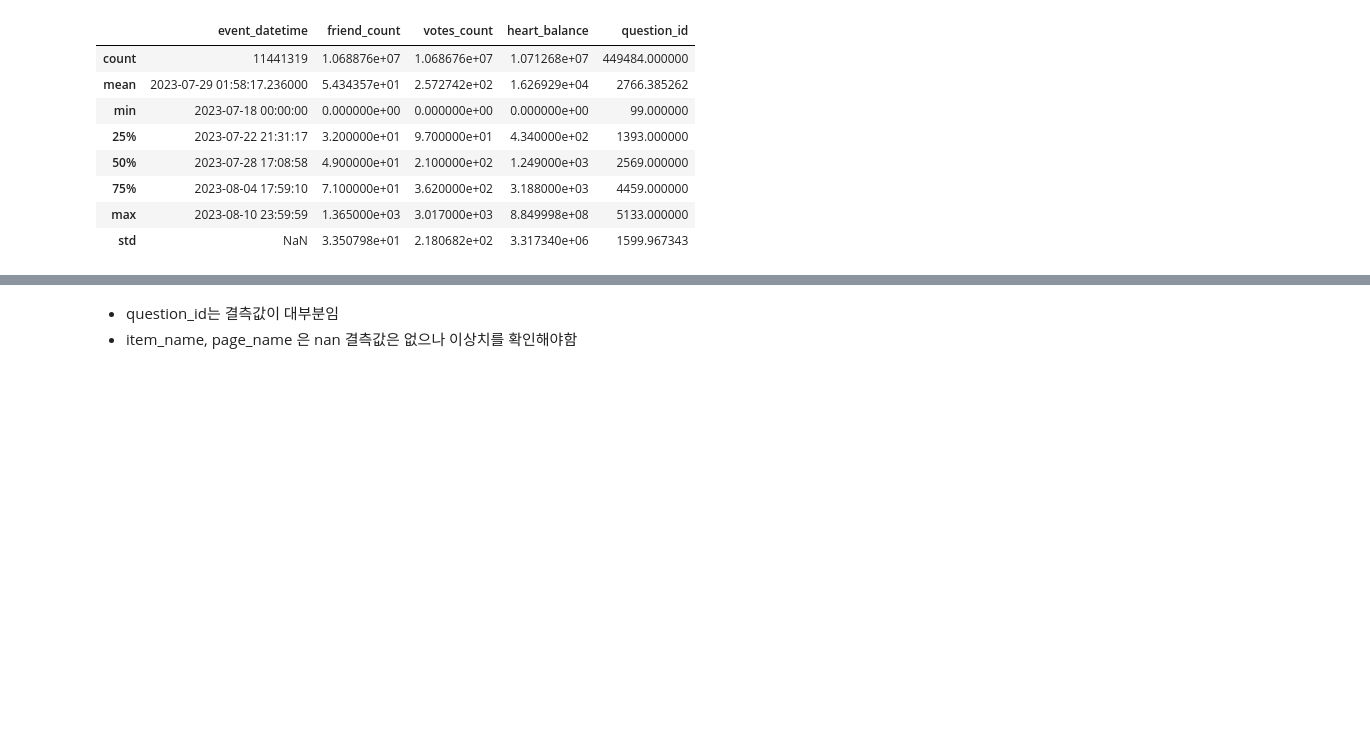
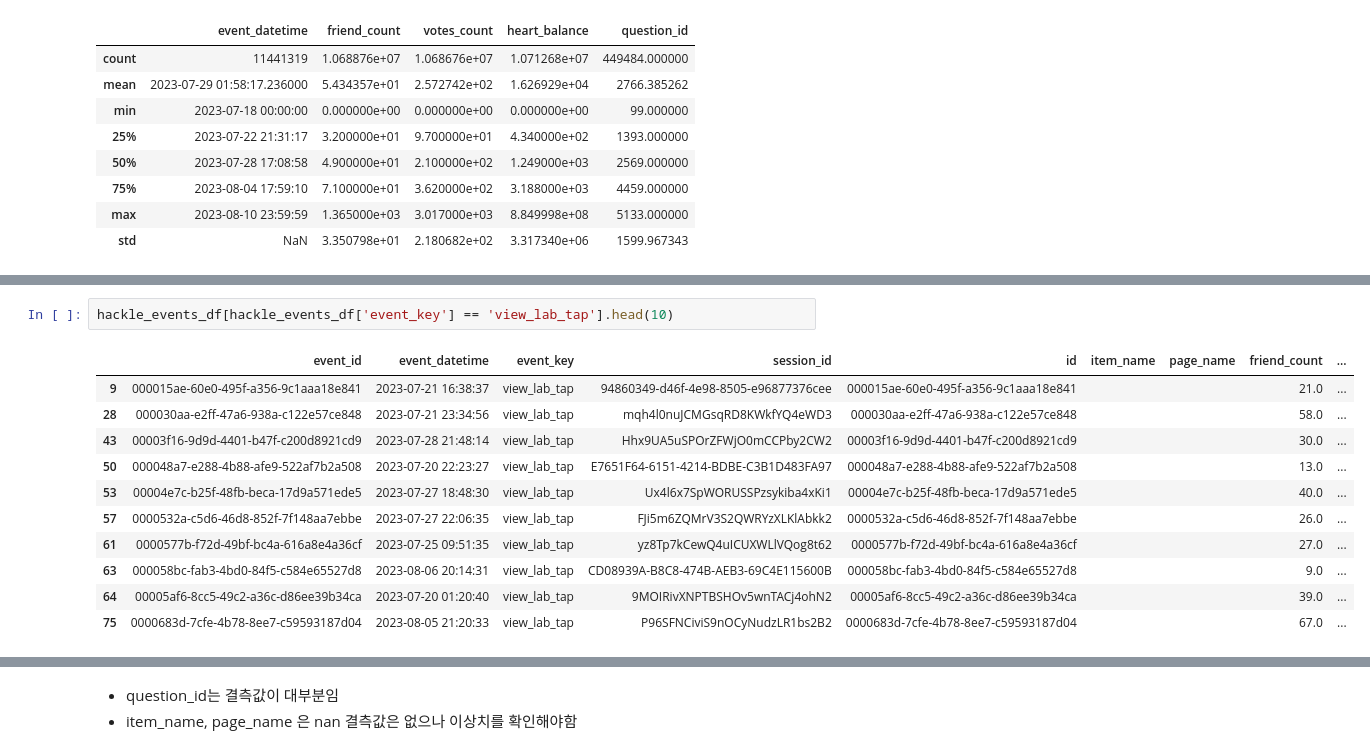
Before and after one commit to saeraniren/advanced_project, a Jupyter notebook: eda_hj.ipynb, the cells around one changed output, grey strips where cells are left out. Cells and saved outputs as stored; diff of their text form; blank space fills up the shorter version.

```diff
--- a/eda_hj.ipynb
+++ b/eda_hj.ipynb
@@ -169,0 +174,14 @@ hackle_events_df.describe()
+# %%
+hackle_events_df[hackle_events_df['event_key'] == 'view_lab_tap'].head(10)
+# %% [output]
+|  | event_id | event_datetime | event_key | session_id | id | item_name | page_name | friend_count | ... |
+| 9 | 000015ae-60e0-495f-a356-9c1aaa18e841 | 2023-07-21 16:38:37 | view_lab_tap | 94860349-d46f-4e98-8505-e96877376cee | 000015ae-60e0-495f-a356-9c1aaa18e841 |  |  | 21.0 | ... |
+| 28 | 000030aa-e2ff-47a6-938a-c122e57ce848 | 2023-07-21 23:34:56 | view_lab_tap | mqh4l0nuJCMGsqRD8KWkfYQ4eWD3 | 000030aa-e2ff-47a6-938a-c122e57ce848 |  |  | 58.0 | ... |
+| 43 | 00003f16-9d9d-4401-b47f-c200d8921cd9 | 2023-07-28 21:48:14 | view_lab_tap | Hhx9UA5uSPOrZFWjO0mCCPby2CW2 | 00003f16-9d9d-4401-b47f-c200d8921cd9 |  |  | 30.0 | ... |
+| 50 | 000048a7-e288-4b88-afe9-522af7b2a508 | 2023-07-20 22:23:27 | view_lab_tap | E7651F64-6151-4214-BDBE-C3B1D483FA97 | 000048a7-e288-4b88-afe9-522af7b2a508 |  |  | 13.0 | ... |
+| 53 | 00004e7c-b25f-48fb-beca-17d9a571ede5 | 2023-07-27 18:48:30 | view_lab_tap | Ux4l6x7SpWORUSSPzsykiba4xKi1 | 00004e7c-b25f-48fb-beca-17d9a571ede5 |  |  | 40.0 | ... |
+| 57 | 0000532a-c5d6-46d8-852f-7f148aa7ebbe | 2023-07-27 22:06:35 | view_lab_tap | FJi5m6ZQMrV3S2QWRYzXLKlAbkk2 | 0000532a-c5d6-46d8-852f-7f148aa7ebbe |  |  | 26.0 | ... |
+| 61 | 0000577b-f72d-49bf-bc4a-616a8e4a36cf | 2023-07-25 09:51:35 | view_lab_tap | yz8Tp7kCewQ4uICUXWLlVQog8t62 | 0000577b-f72d-49bf-bc4a-616a8e4a36cf |  |  | 27.0 | ... |
+| 63 | 000058bc-fab3-4bd0-84f5-c584e65527d8 | 2023-08-06 20:14:31 | view_lab_tap | CD08939A-B8C8-474B-AEB3-69C4E115600B | 000058bc-fab3-4bd0-84f5-c584e65527d8 |  |  | 9.0 | ... |
+| 64 | 00005af6-8cc5-49c2-a36c-d86ee39b34ca | 2023-07-20 01:20:40 | view_lab_tap | 9MOIRivXNPTBSHOv5wnTACj4ohN2 | 00005af6-8cc5-49c2-a36c-d86ee39b34ca |  |  | 39.0 | ... |
+| 75 | 0000683d-7cfe-4b78-8ee7-c59593187d04 | 2023-08-05 21:20:33 | view_lab_tap | P96SFNCiviS9nOCyNudzLR1bs2B2 | 0000683d-7cfe-4b78-8ee7-c59593187d04 |  |  | 67.0 | ... |
```
Also changed, not shown: parts of 22 cells of this notebook, 1 other file.
